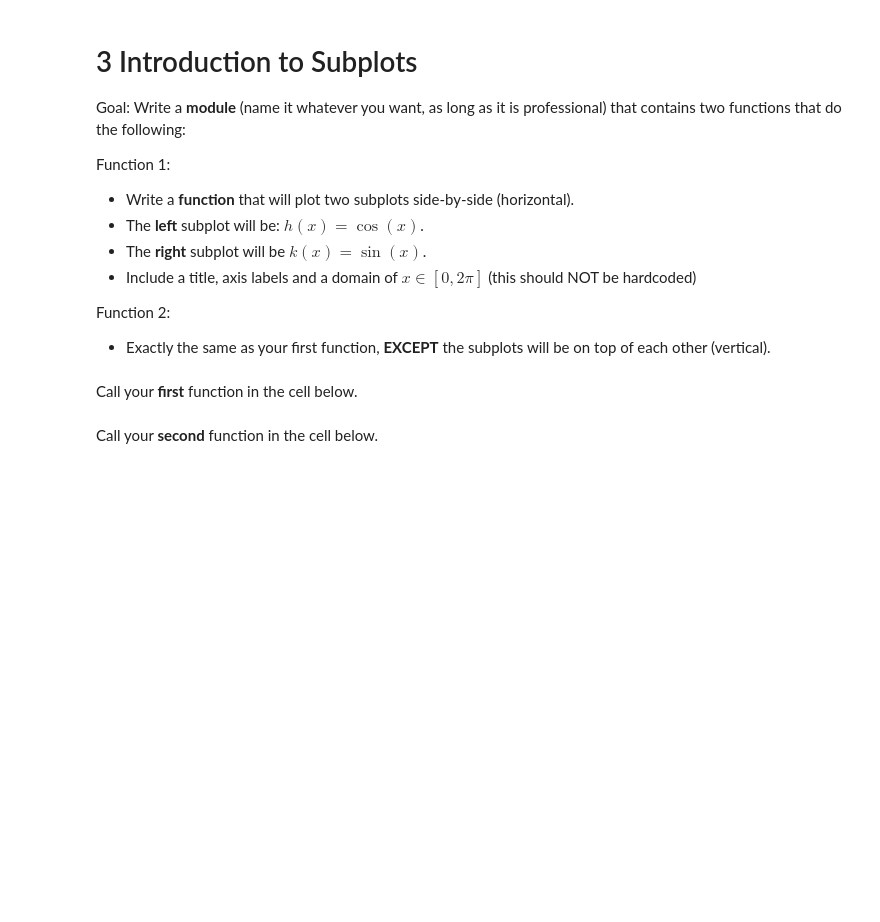
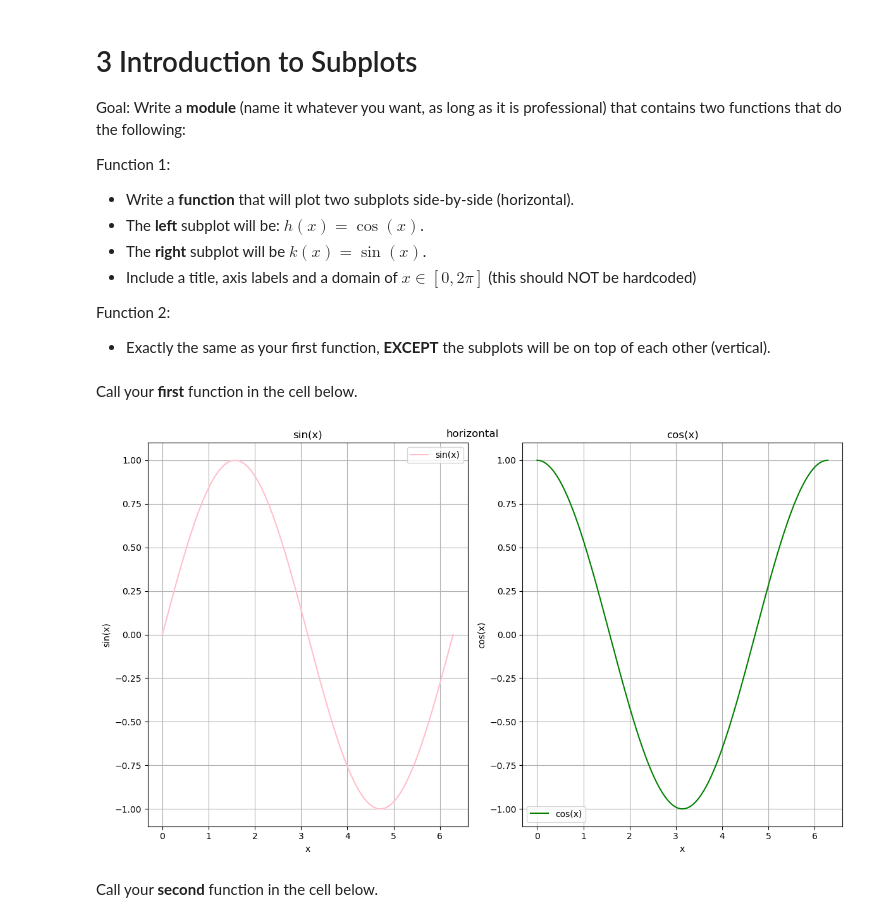
Before and after one commit to sophiebucker/ulab_soph, a Jupyter notebook: homework9/hw9.ipynb, the cells around one changed output. Drawn from its saved outputs; the diff is of its cells as text; code cells hidden in the pictures; blank space fills up the shorter version.

```diff
--- a/homework9/hw9.ipynb
+++ b/homework9/hw9.ipynb
@@ -173,7 +175,10 @@ Function 2:
 # %% [markdown]
 Call your **first** function in the cell below.
 # %%
-# Your code here
+x = (0, 2 * np.pi)
+fp.plot_horizontal_trig(x)
+# %% [output]
+[figure, added]
 # %% [markdown]
 Call your **second** function in the cell below.
 # %%
```
Also changed, not shown: parts of 8 cells of this notebook, 3 other files.
